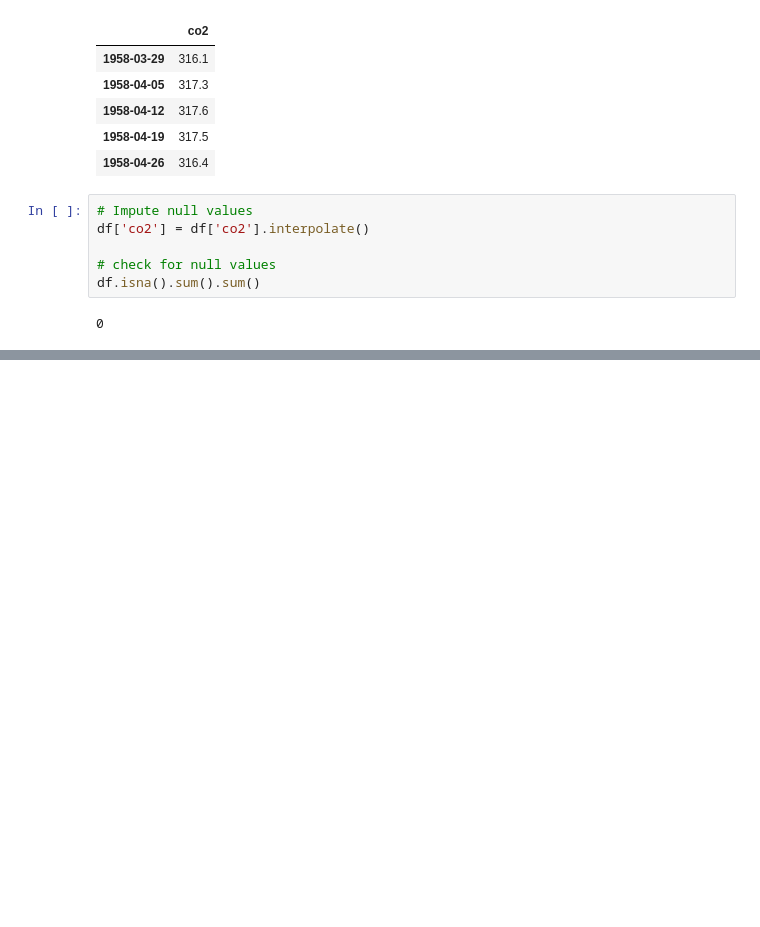
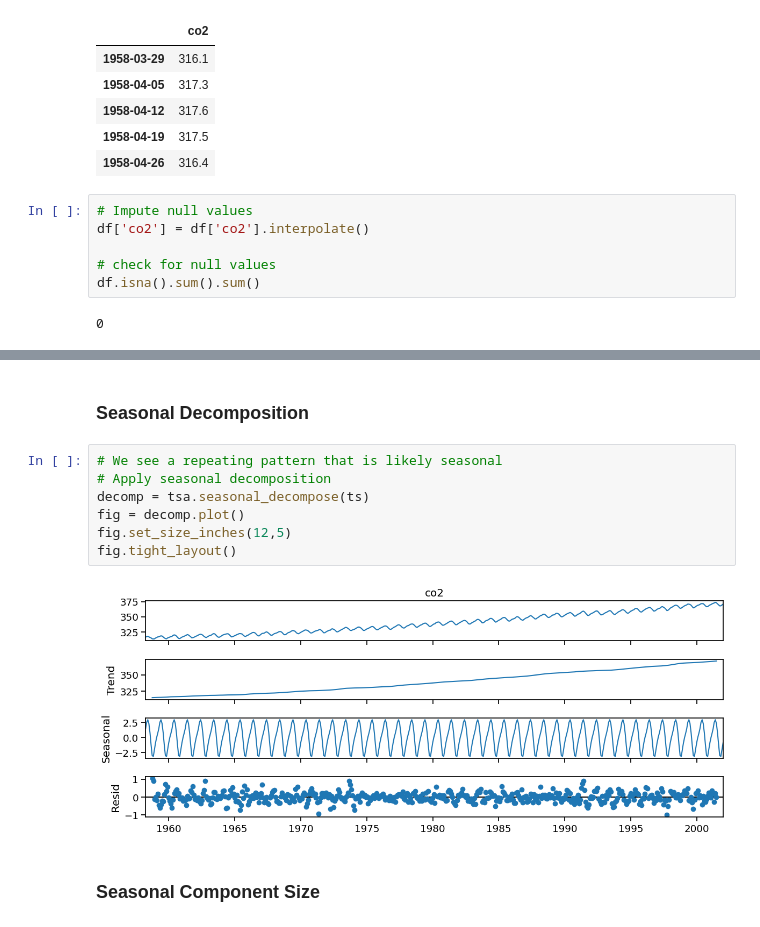
Before and after one commit to EhLeeOod/time-series, a Jupyter notebook: sarima.ipynb, the cells around one changed output, grey strips where cells are left out. Drawn from its saved outputs; the diff is of its cells as text; blank space fills up the shorter version.

Commit message:
check for seasonality

```diff
--- a/sarima.ipynb
+++ b/sarima.ipynb
@@ -182,0 +204,13 @@ df.isna().sum().sum()
+# %% [markdown]
+### Seasonal Decomposition
+# %%
+# We see a repeating pattern that is likely seasonal
+# Apply seasonal decomposition
+decomp = tsa.seasonal_decompose(ts)
+fig = decomp.plot()
+fig.set_size_inches(12,5)
+fig.tight_layout()
+# %% [output]
+[figure, added]
+# %% [markdown]
+### Seasonal Component Size
```
Also changed, not shown: parts of 7 cells of this notebook.
